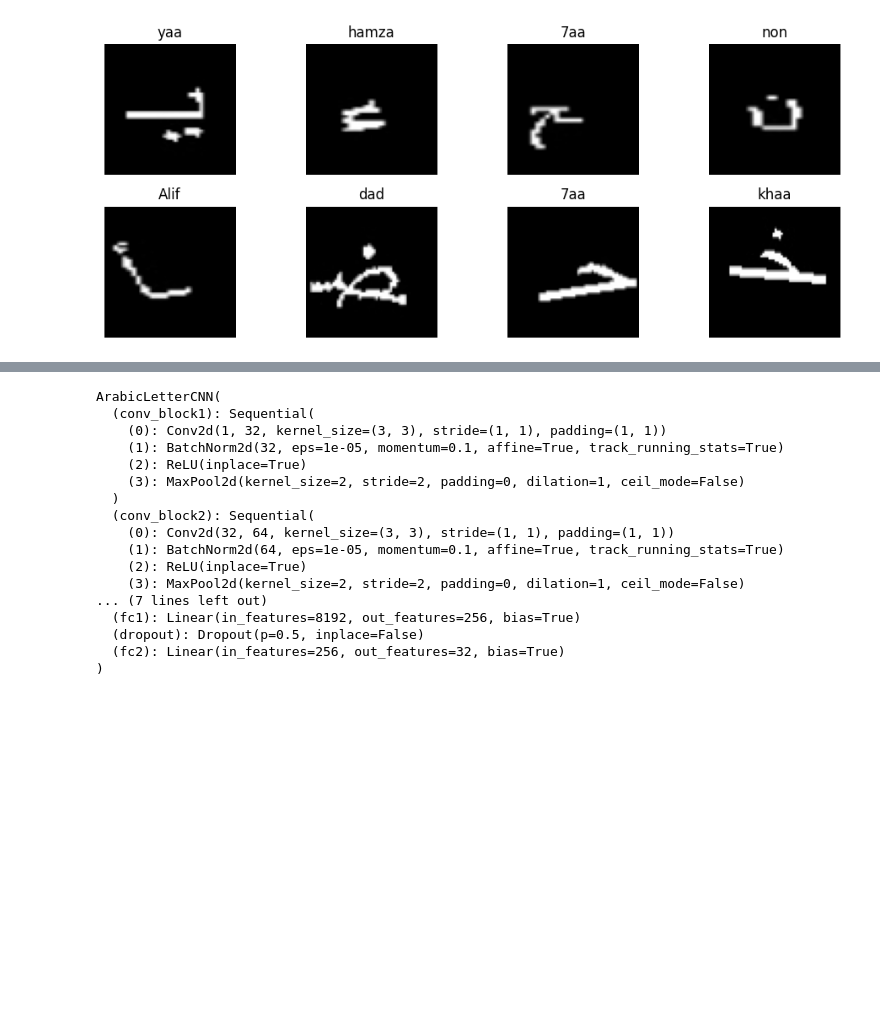
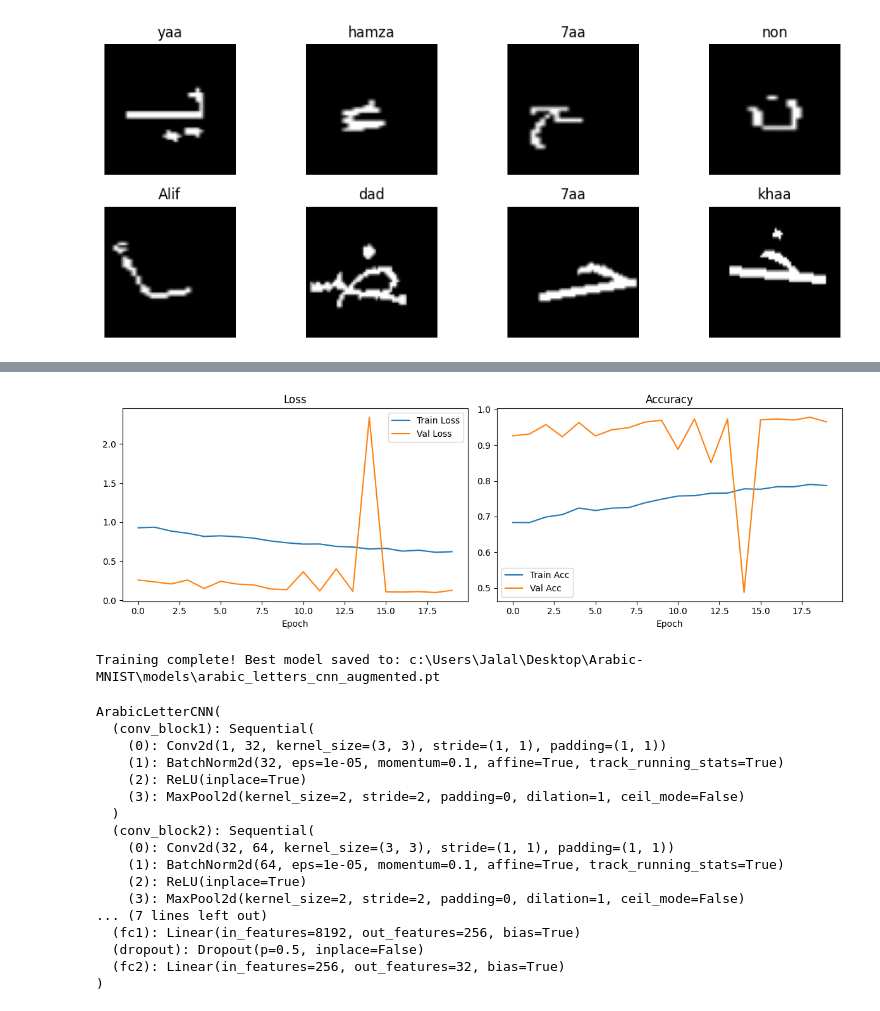
Before and after one commit to MohamdAlJawhari/Arabic-MNIST, a Jupyter notebook: notebook/main.ipynb, the cells around one changed output, grey strips where cells are left out. Drawn from its saved outputs; the diff is of its cells as text; code cells hidden in the pictures; blank space fills up the shorter version.

```diff
--- a/notebook/main.ipynb
+++ b/notebook/main.ipynb
@@ -784,3 +788,66 @@ optimizer = torch.optim.Adam(model.parameters(), lr=1e-3)
 torch.manual_seed(42)
 if torch.cuda.is_available():
     torch.cuda.manual_seed_all(42)
+# %%
+EPOCHS = 20  # You can increase later
+
+history = {
+    "train_loss": [],
+    "train_acc": [],
+    "val_loss": [],
+    "val_acc": [],
+}
+
+best_val_acc = 0.0
+best_model_path = PROJECT_ROOT / "models" / "arabic_letters_cnn_augmented.pt"
+best_model_path.parent.mkdir(parents=True, exist_ok=True)
+
+for epoch in range(1, EPOCHS + 1):
+    train_loss, train_acc = train_one_epoch(
+        model, train_loader, optimizer, criterion, device
+    )
+    val_loss, val_acc = evaluate(
+        model, val_loader, criterion, device
+    )
+
+    history["train_loss"].append(train_loss)
+    history["train_acc"].append(train_acc)
+    history["val_loss"].append(val_loss)
+    history["val_acc"].append(val_acc)
+
+    if val_acc > best_val_acc:
+        best_val_acc = val_acc
+        torch.save(model.state_dict(), best_model_path)
+
+    # LIVE GRAPH UPDATE
+    clear_output(wait=True)
+
+    print(
+        f"Epoch {epoch}/{EPOCHS} | "
+        f"Train Loss: {train_loss:.4f}, Train Acc: {train_acc*100:.2f}% | "
+        f"Val Loss: {val_loss:.4f}, Val Acc: {val_acc*100:.2f}% | "
+        f"Best Val Acc: {best_val_acc*100:.2f}%"
+    )
+
+    # Plot
+    fig, ax = plt.subplots(1, 2, figsize=(12, 4))
+
+    # Loss
+    ax[0].plot(history["train_loss"], label="Train Loss")
+    ax[0].plot(history["val_loss"], label="Val Loss")
+    ax[0].set_title("Loss")
+    ax[0].set_xlabel("Epoch")
+    ax[0].legend()
+
+    # Acc
+    ax[1].plot(history["train_acc"], label="Train Acc")
+    ax[1].plot(history["val_acc"], label="Val Acc")
+    ax[1].set_title("Accuracy")
+    ax[1].set_xlabel("Epoch")
+    ax[1].legend()
+
+    plt.tight_layout()
+    plt.show()
+
+print(f"\nTraining complete! Best model saved to: {best_model_path}")
+# %% [output]
@@ -787,3 +855,5 @@ if torch.cuda.is_available():
+[figure, added]
+Training complete! Best model saved to: c:\Users\Jalal\Desktop\Arabic-MNIST\models\arabic_letters_cnn_augmented.pt
 # %%
 inference_model = ArabicLetterCNN(num_classes=num_classes).to(device)
 inference_model.load_state_dict(torch.load(best_model_path, map_location=device))
```
Also changed, not shown: parts of 12 cells of this notebook, 17 other files.
